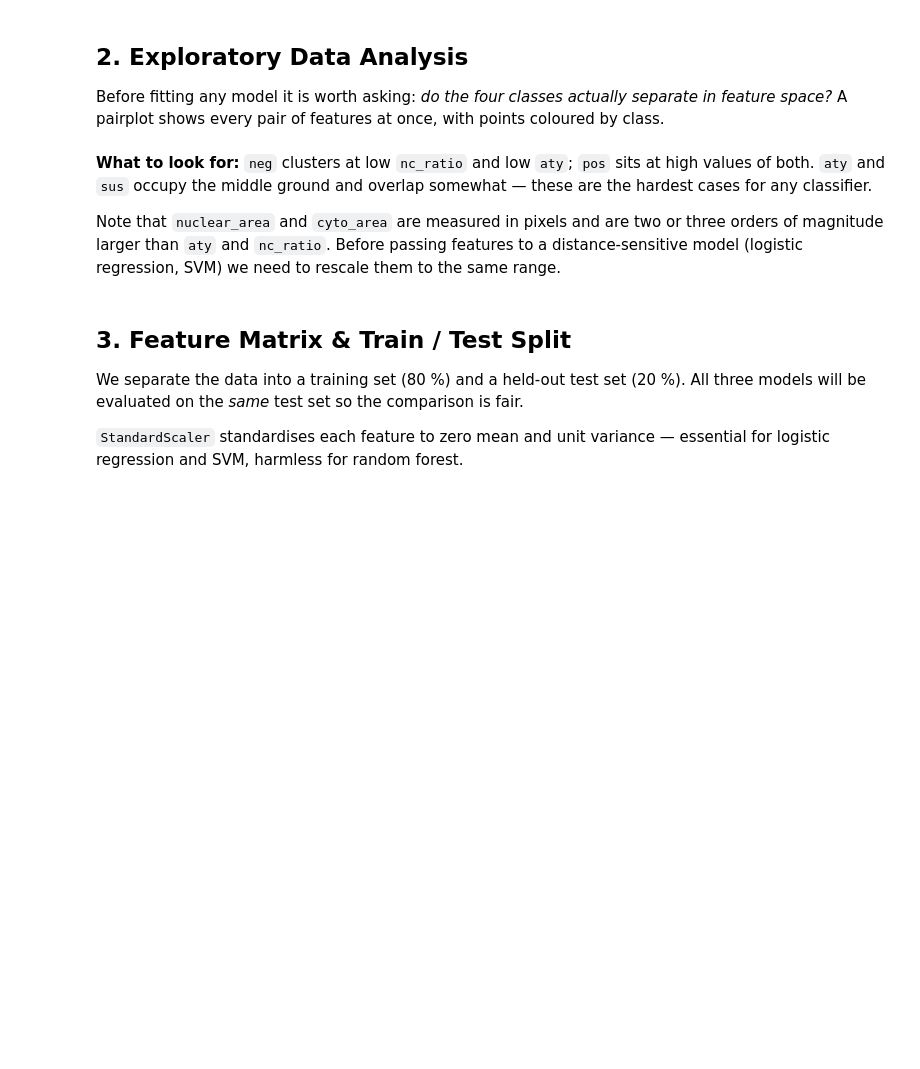
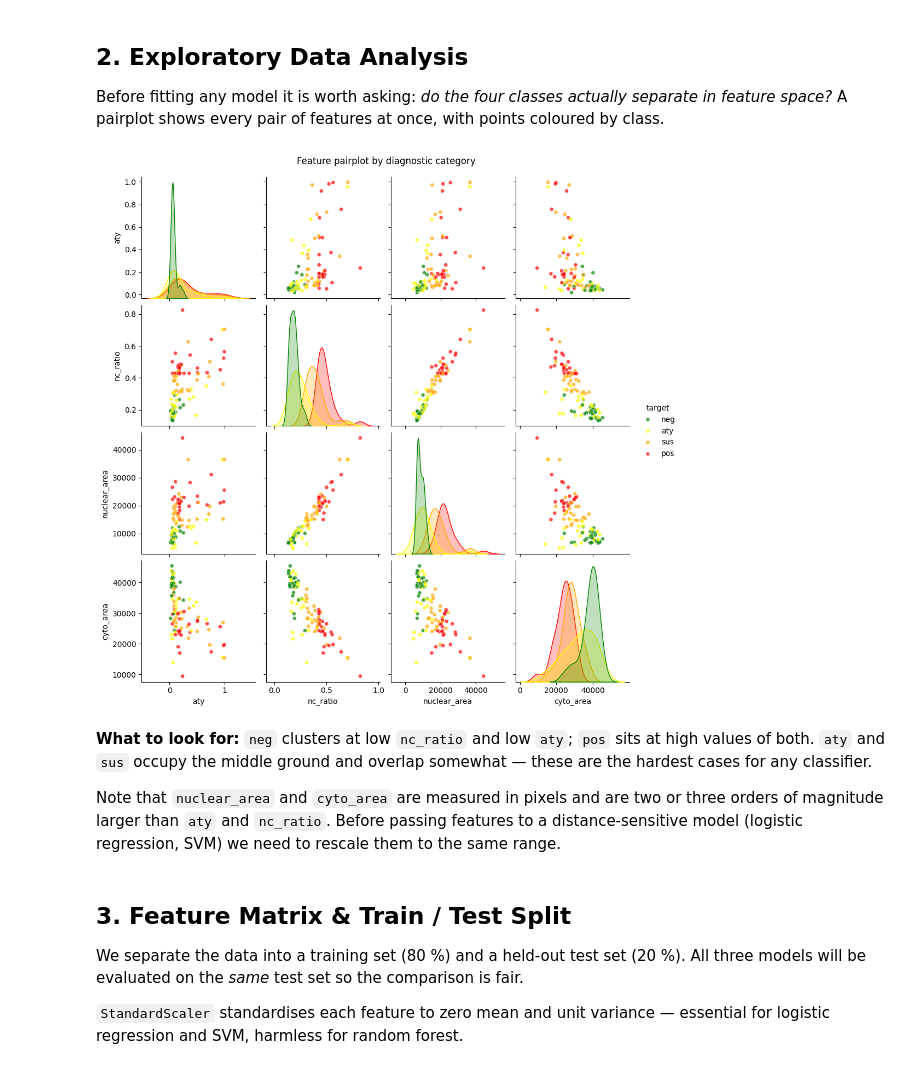
Before and after one commit to emubarak-lamc/PosterRepo, a Jupyter notebook: Projects/project_1_outline.ipynb, the cells around one changed output. Saved outputs shown, nothing was run; the diff lists cells and outputs as text; code cells hidden in the pictures; blank space fills up the shorter version.

```diff
--- a/Projects/project_1_outline.ipynb
+++ b/Projects/project_1_outline.ipynb
@@ -46,8 +46,20 @@ from sklearn.metrics import accuracy_score, classification_report, confusion_mat
 
 The pickle file stores a dictionary with one entry per category. Each entry has an `'imgs'` list and a `'metadata'` DataFrame. We only need the metadata for this project — the four numeric measurements are our features.
 # %%
+import pickle
+import numpy as np
+import pandas as pd
+import matplotlib.pyplot as plt
+import seaborn as sns
+
+from sklearn.model_selection import train_test_split
+from sklearn.preprocessing import StandardScaler
+from sklearn.linear_model import LogisticRegression
+from sklearn.svm import SVC
+from sklearn.ensemble import RandomForestClassifier
+from sklearn.metrics import accuracy_score, classification_report, confusion_matrix, f1_score
 # ── Load specimens ──────────────────────────────────────────────────────────────
-with open('specimens_toy_data.pkl', 'rb') as f:
+with open('VocEd/Projects/specimens_toy_data.pkl', 'rb') as f:
     data = pickle.load(f)
 
 # Build a flat DataFrame: one row per specimen, one column per feature
@@ -72,11 +102,17 @@ Before fitting any model it is worth asking: *do the four classes actually separ
 # %%
 FEATURES = ['aty', 'nc_ratio', 'nuclear_area', 'cyto_area']
 
+# Define a custom color palette for the target categories
+custom_palette = {'neg': 'green', 'aty': 'yellow', 'sus': 'orange', 'pos': 'red'}
+
 g = sns.pairplot(df, hue='target', vars=FEATURES,
                  plot_kws=dict(alpha=0.7, s=25),
-                 hue_order=['neg', 'aty', 'sus', 'pos'])
+                 hue_order=['neg', 'aty', 'sus', 'pos'],
+                 palette=custom_palette) # Apply the custom palette
 g.figure.suptitle('Feature pairplot by diagnostic category', y=1.02)
 plt.show()
+# %% [output]
+[figure, added]
 # %% [markdown]
 **What to look for:** `neg` clusters at low `nc_ratio` and low `aty`; `pos` sits at high values of both. `aty` and `sus` occupy the middle ground and overlap somewhat — these are the hardest cases for any classifier.
 
```
Also changed, not shown: parts of 13 cells of this notebook.
